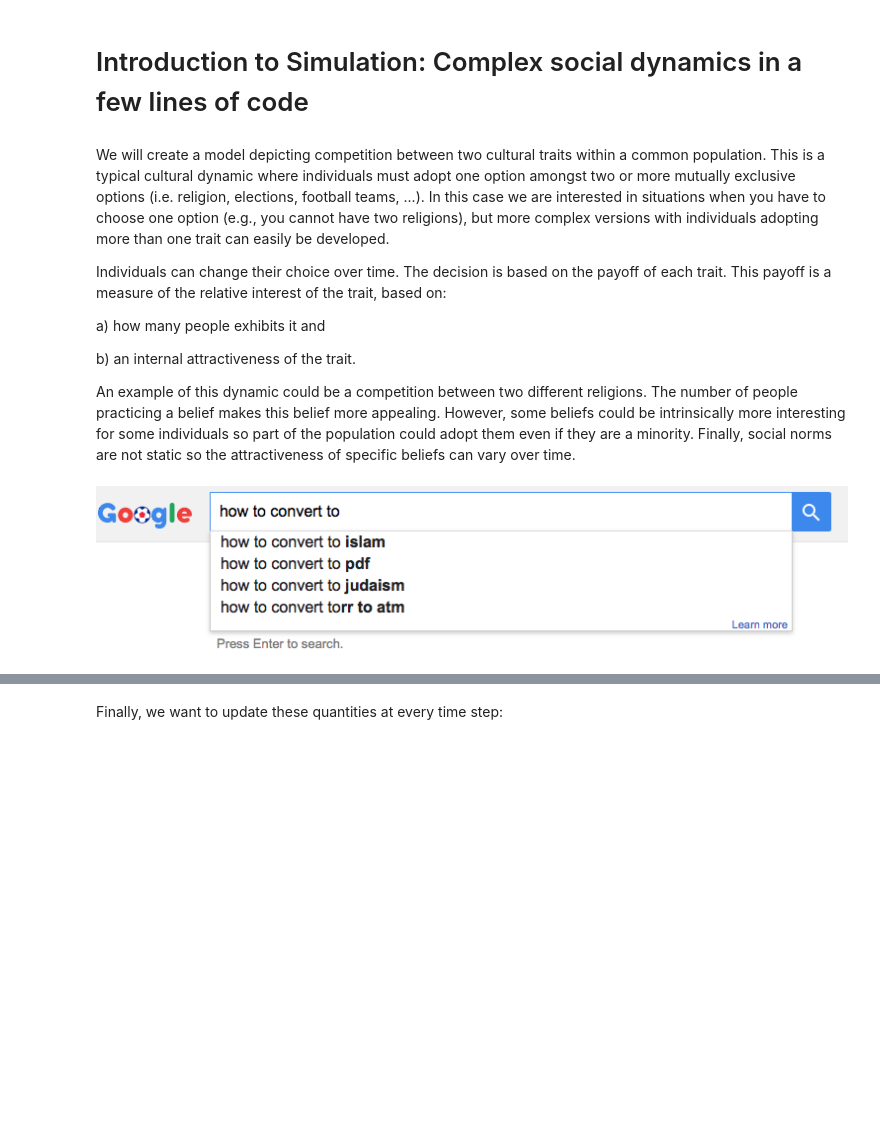
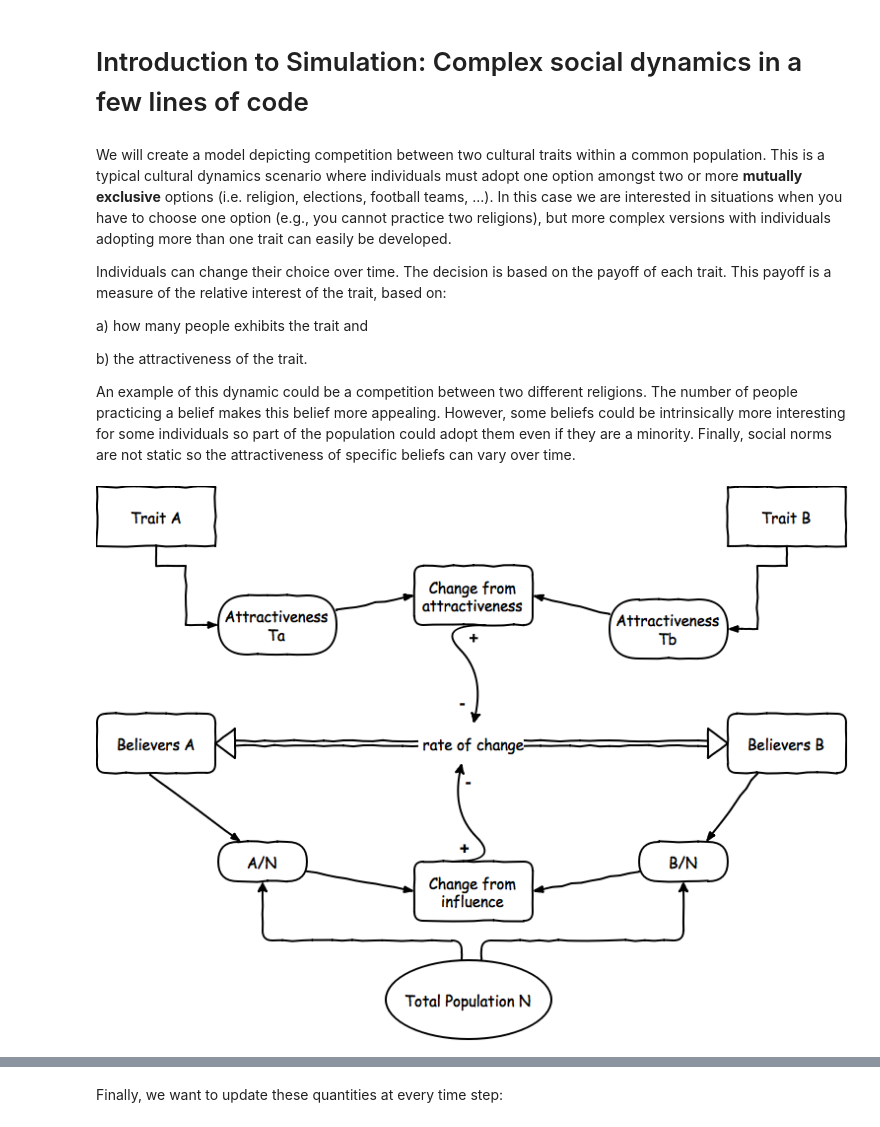
Before and after one commit to xrubio/simulationdh, a Jupyter notebook: doc/DH2016tutorial.ipynb, the cells around one changed output, grey strips where cells are left out. Drawn from its saved outputs; the diff is of its cells as text; code cells hidden in the pictures; blank space fills up the shorter version.

Commit message:
Tutorial Update
Sorted out the bits that will spit out error messages. Streamlined the
text. I’m not sure I’m capturing the simulation in the figure - so pls
do comment.

```diff
--- a/doc/DH2016tutorial.ipynb
+++ b/doc/DH2016tutorial.ipynb
@@ -4,20 +4,20 @@
 # %% [markdown]
 # Introduction to Simulation: Complex social dynamics in a few lines of code
 # %% [markdown]
-We will create a model depicting competition between two cultural traits within a common population. This is a typical cultural dynamic where individuals must adopt one option amongst two or more mutually exclusive options (i.e. religion, elections, football teams, ...). In this case we are interested in situations when you have to choose one option (e.g., you cannot have two religions), but more complex versions with individuals adopting more than one trait can easily be developed.
+We will create a model depicting competition between two cultural traits within a common population. This is a typical cultural dynamics scenario where individuals must adopt one option amongst two or more **mutually exclusive** options (i.e. religion, elections, football teams, ...). In this case we are interested in situations when you have to choose one option (e.g., you cannot practice two religions), but more complex versions with individuals adopting more than one trait can easily be developed.
 
 Individuals can change their choice over time. The decision is based on the payoff of each trait. This payoff is a measure of the relative interest of the trait, based on:
 
-a) how many people exhibits it and
+a) how many people exhibits the trait and
 
-b) an internal attractiveness of the trait.
+b) the attractiveness of the trait.
 
 An example of this dynamic could be a competition between two different religions. The number of people practicing a belief makes this belief more appealing. However, some beliefs could be intrinsically more interesting for some individuals so part of the population could adopt them even if they are a minority. Finally, social norms are not static so the attractiveness of specific beliefs can vary over time.
 # %%
 from IPython.display import Image
-Image(filename='/Users/iar1g09/Desktop/convert.png')
+Image(filename='/Users/iar1g09/Desktop/DH2016_diagram.png')
 # %% [output]
-[figure, old version]
+[figure, new version]
 # %% [markdown]
 Time is divided in discrete steps starting at t = 0.
 
```
Also changed, not shown: parts of 12 cells of this notebook.
